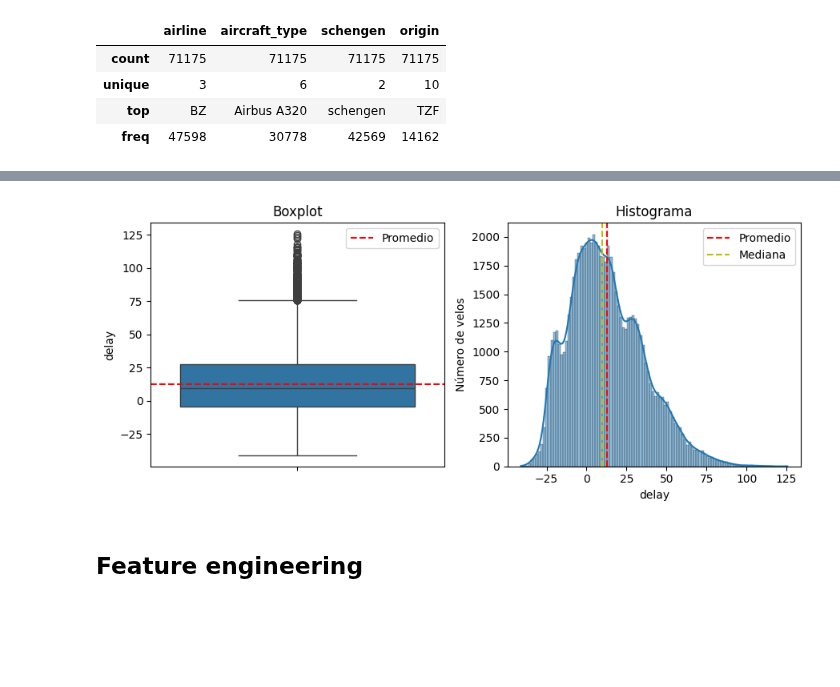
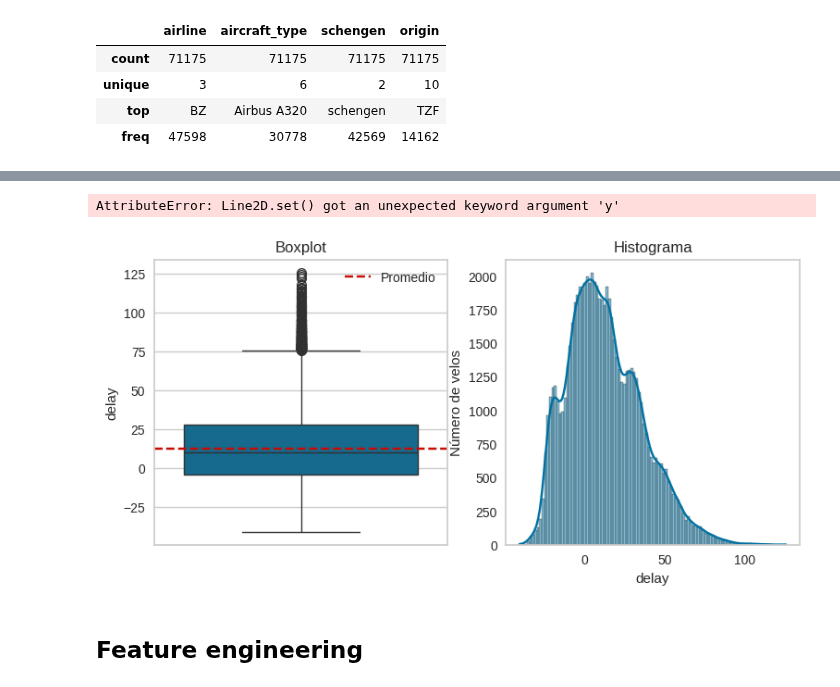
Before and after one commit to ElsaMolina/Cursos_EstadisticasConPython, a Jupyter notebook: Optimización_aeroporturaria.ipynb, the cells around one changed output, grey strips where cells are left out. Drawn from its saved outputs; the diff is of its cells as text; code cells hidden in the pictures; blank space fills up the shorter version.

```diff
--- a/Optimización_aeroporturaria.ipynb
+++ b/Optimización_aeroporturaria.ipynb
@@ -127,25 +127,26 @@ sns.histplot(data=datos, x='departure_time', kde= True, binwidth = binwidth)
 # %%
 atraso_promedio = datos['delay'].mean()
 atraso_mediana = datos['delay'].median()
 
-fig,ax= plt.subplots(1,2, figsize=(94))
+fig,ax= plt.subplots(1,2, figsize=(9,4))
 
 sns.boxplot(data=datos, y='delay', ax=ax[0])
 ax[0].set_title('Boxplot')
 ax[0].axhline(y=atraso_promedio, color='r', linestyle='--', label='Promedio')
 ax[0].legend()
 
 binwidth= ancho_bin(datos,'delay')
 sns.histplot(data=datos, x='delay', ax=ax[1], kde=True,binwidth=binwidth)
 plt.ylabel('Número de velos')
 plt.grid(False)
 ax[1].set_title('Histograma')
-ax[1].axvline(x=atraso_promedio, color ='r', linestyle='--', label='Promedio')
-ax[1].axvline(x=atraso_mediana, color ='y', linestyle='--', label='Promedio')
+ax[1].axvline(y=atraso_promedio, color ='r', linestyle='--', label='Promedio')
+ax[1].axvline(x=atraso_mediana, color ='y', linestyle='--', label='Mediana')
 ax[1].legend()
 
 plt.tight_layout()
 plt.show()
 # %% [output]
+AttributeError: Line2D.set() got an unexpected keyword argument 'y'
-[figure, old version]
+[figure, new version]
 # %% [markdown]
```
Also changed, not shown: parts of 40 cells of this notebook.
